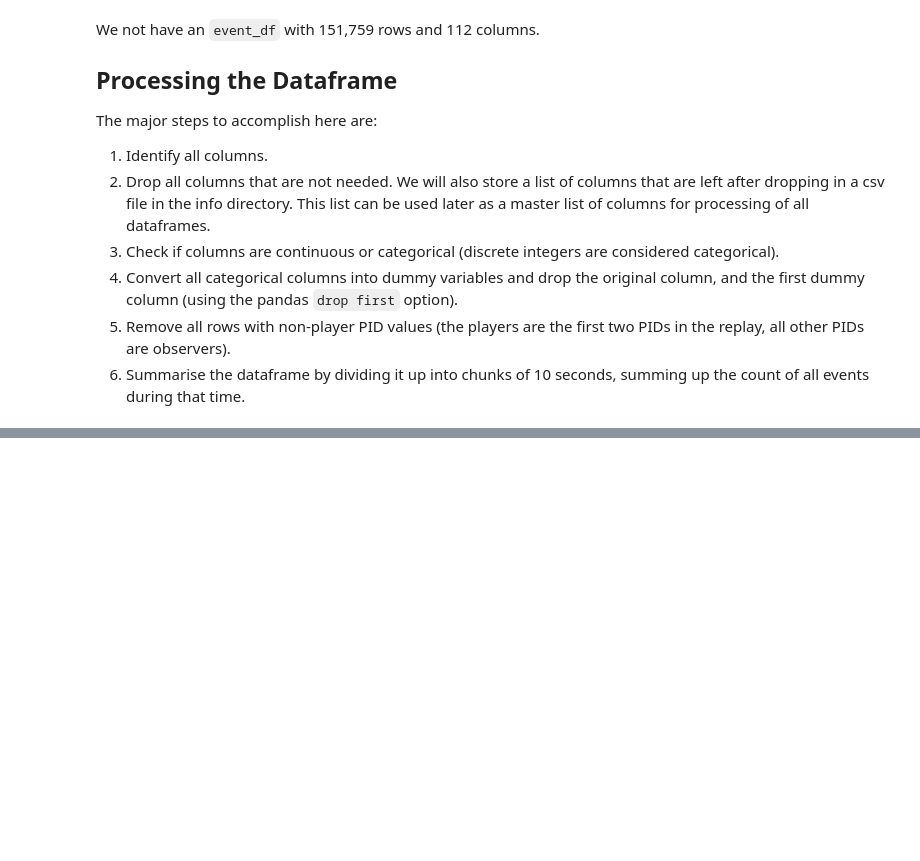
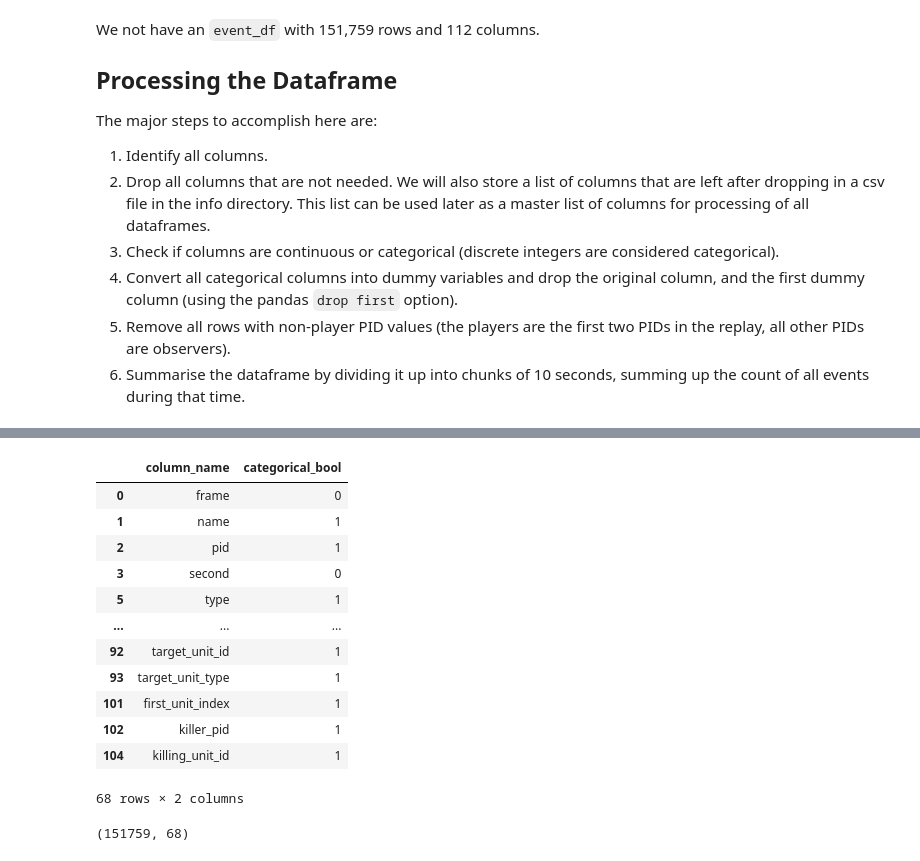
Before and after one commit to jared-a-lloyd/sc2-modeling, a Jupyter notebook: get_replay_data/Exploratory_Data_Analysis.ipynb, the cells around one changed output, grey strips where cells are left out. Cells and saved outputs as stored; diff of their text form; code cells hidden in the pictures; blank space fills up the shorter version.

```diff
--- a/get_replay_data/Exploratory_Data_Analysis.ipynb
+++ b/get_replay_data/Exploratory_Data_Analysis.ipynb
@@ -99,0 +122,26 @@ The major steps to accomplish here are:
+# %%
+# create a dataframe of all columns with to be included
+column_keep_df = columns_checklist.loc[
+    columns_checklist['include_bool'] == 1].drop(['include_bool'], axis=1)
+column_keep_df
+# %% [output]
+|  | column_name | categorical_bool |
+| 0 | frame | 0 |
+| 1 | name | 1 |
+| 2 | pid | 1 |
+| 3 | second | 0 |
+| 5 | type | 1 |
+| ... | ... | ... |
+| 92 | target_unit_id | 1 |
+| 93 | target_unit_type | 1 |
+| 101 | first_unit_index | 1 |
+| 102 | killer_pid | 1 |
+| 104 | killing_unit_id | 1 |
+68 rows × 2 columns
+# %%
+# We now have a list of 68 columns that we want to keep
+# We can use this list to create a new dataframe with only the columns we want
+event_df = event_df[column_keep_df['column_name']]
+event_df.shape
+# %% [output]
+(151759, 68)
```
Also changed, not shown: parts of 10 cells of this notebook, 1 other file.
